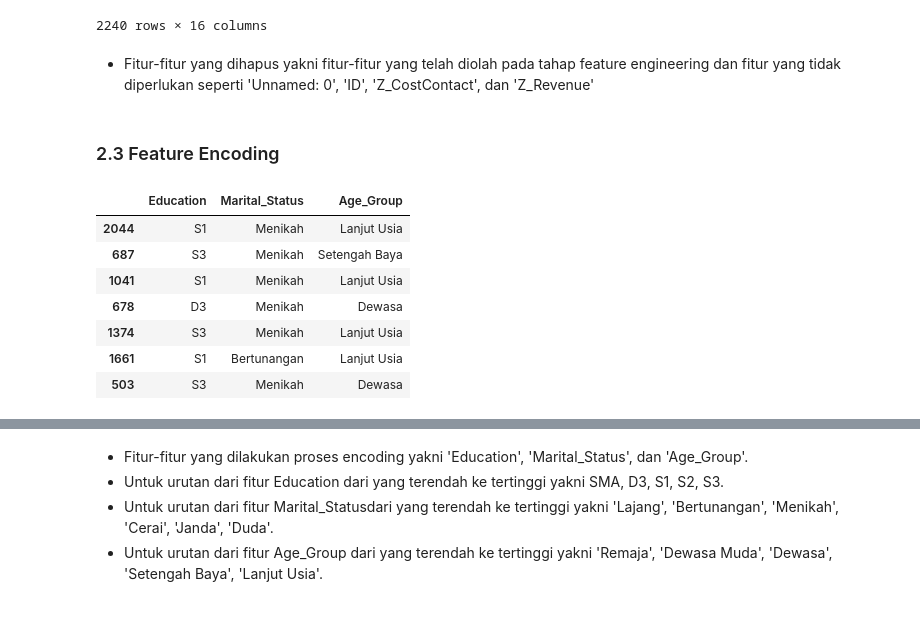
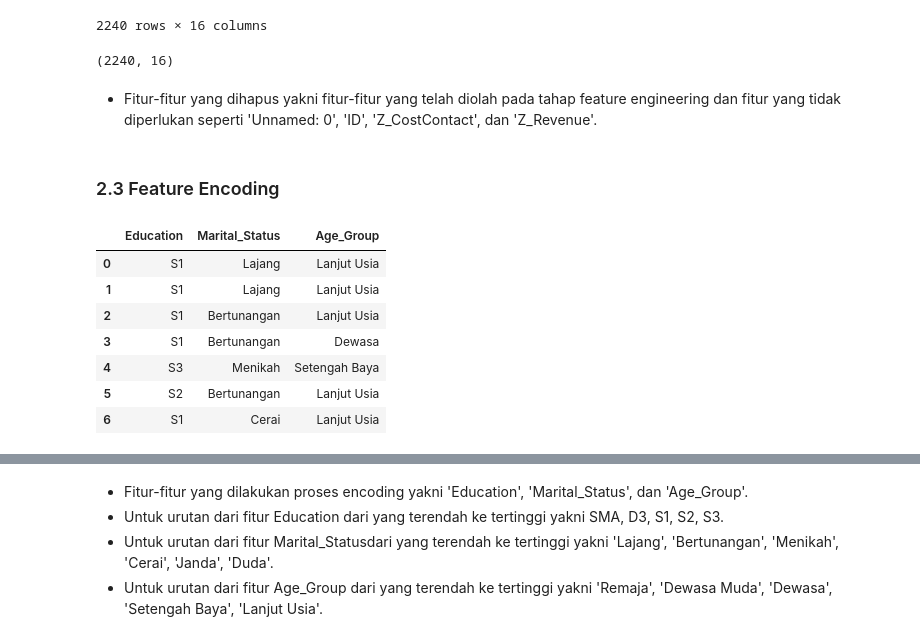
Before and after one commit to AcilRestu12/customer-personality-prediction, a Jupyter notebook: code/MinPro 1_Tugas 2.ipynb, the cells around one changed output, grey strips where cells are left out. Cells and saved outputs as stored; diff of their text form; code cells hidden in the pictures.

```diff
--- a/code/MinPro 1_Tugas 2.ipynb
+++ b/code/MinPro 1_Tugas 2.ipynb
@@ -488,8 +488,12 @@ df_clean
 | 2238 | S2 | Bertunangan | 69245000.0 | 24-01-2014 | 8 | 0 | 0 | 0 | ... |
 | 2239 | S3 | Menikah | 52869000.0 | 15-10-2012 | 40 | 0 | 0 | 0 | ... |
 2240 rows × 16 columns
+# %%
+df_clean.shape
+# %% [output]
+(2240, 16)
 # %% [markdown]
-- Fitur-fitur yang dihapus yakni fitur-fitur yang telah diolah pada tahap feature engineering dan fitur yang tidak diperlukan seperti 'Unnamed: 0', 'ID', 'Z_CostContact', dan 'Z_Revenue'
+- Fitur-fitur yang dihapus yakni fitur-fitur yang telah diolah pada tahap feature engineering dan fitur yang tidak diperlukan seperti 'Unnamed: 0', 'ID', 'Z_CostContact', dan 'Z_Revenue'.
 # %% [markdown]
 ### 2.3 Feature Encoding
 # %%
@@ -519,15 +523,15 @@ age_group_mapping = {
     'Lanjut Usia': 4
 }
 # %%
-df_clean[['Education', 'Marital_Status', 'Age_Group']].sample(7)
+df_clean[['Education', 'Marital_Status', 'Age_Group']].head(7)
 # %% [output]
 |  | Education | Marital_Status | Age_Group |
-| 2044 | S1 | Menikah | Lanjut Usia |
-| 687 | S3 | Menikah | Setengah Baya |
-| 1041 | S1 | Menikah | Lanjut Usia |
-| 678 | D3 | Menikah | Dewasa |
-| 1374 | S3 | Menikah | Lanjut Usia |
-| 1661 | S1 | Bertunangan | Lanjut Usia |
-| 503 | S3 | Menikah | Dewasa |
+| 0 | S1 | Lajang | Lanjut Usia |
+| 1 | S1 | Lajang | Lanjut Usia |
+| 2 | S1 | Bertunangan | Lanjut Usia |
+| 3 | S1 | Bertunangan | Dewasa |
+| 4 | S3 | Menikah | Setengah Baya |
+| 5 | S2 | Bertunangan | Lanjut Usia |
+| 6 | S1 | Cerai | Lanjut Usia |
 # %%
 # Melakukan feature encoding untuk feature categorical
```
Also changed, not shown: parts of 16 cells of this notebook, 2 other files.
